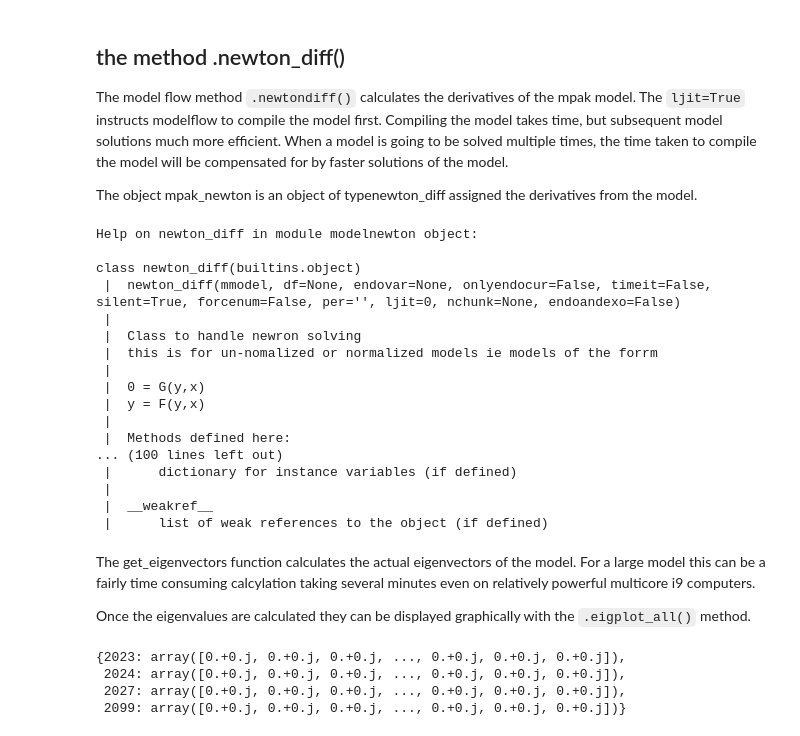
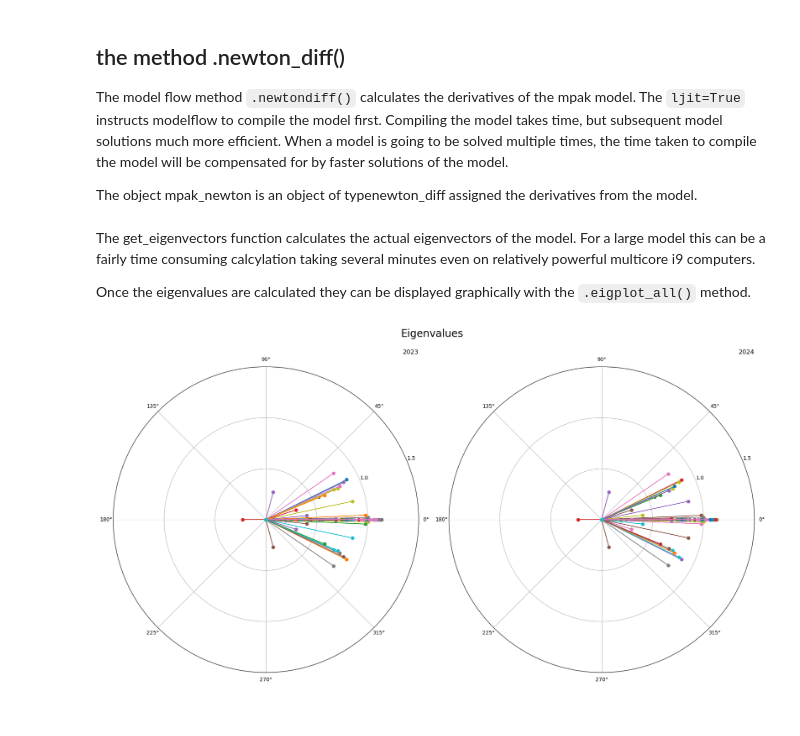
Before and after one commit to IbHansen/modelflow-manual, a Jupyter notebook: papers/mfbook/content/06_ModelAnalytics/EigenValues.ipynb, the cells around one changed output. Saved outputs shown, nothing was run; the diff lists cells and outputs as text; code cells hidden in the pictures.

```diff
--- a/papers/mfbook/content/06_ModelAnalytics/EigenValues.ipynb
+++ b/papers/mfbook/content/06_ModelAnalytics/EigenValues.ipynb
@@ -35,5 +35,7 @@ model.scroll_off()
 
 For the purposes of this exposition the climate aware model forPakistan described {cite:author}`burns_climate_2021` is used.
 # %%
-mpak,baseline = model.modelload('../models/pak.pcim',alfa=0.7,run=1)
+mpak,baseline = model.modelload('../models/pak.pcim',alfa=0.7,run=0,ljit=0)
+with mpak.timer('solve') as t:
+    baseline = mpak(baseline,2023,2100,alfa=0.7,ljit=0,solver='sim',silent=1,nonlin=14,forcenum=False,timeit=0)
 # %% [output]
@@ -45,24 +48,4 @@ The model flow method `.newtondiff()` calculates the derivatives of the mpak mod
 
 The object mpak_newton is an object of typenewton_diff assigned the derivatives from the model.
 # %%
-mpak_newton = newton_diff(mpak,forcenum=0,ljit=True)      # create a newton_diff instance which contains derivatives
+mpak_newton = newton_diff(mpak,forcenum=0,ljit=False)      # create a newton_diff instance which contains derivatives
-# %%
-help(mpak_newton)
-# %% [output]
-Help on newton_diff in module modelnewton object:
-
-class newton_diff(builtins.object)
- |  newton_diff(mmodel, df=None, endovar=None, onlyendocur=False, timeit=False, silent=True, forcenum=False, per='', ljit=0, nchunk=None, endoandexo=False)
- |
- |  Class to handle newron solving
- |  this is for un-nomalized or normalized models ie models of the forrm
- |
- |  0 = G(y,x)
- |  y = F(y,x)
- |
- |  Methods defined here:
-... (100 lines left out)
- |      dictionary for instance variables (if defined)
- |
- |  __weakref__
- |      list of weak references to the object (if defined)
@@ -71,12 +56,7 @@ The get_eigenvectors function calculates the actual eigenvectors of the model.
 
 Once the eigenvalues are calculated they can be displayed graphically with the `.eigplot_all()` method.
 # %%
-eig_dic = mpak_newton.get_eigenvectors(filnan = True,periode= (2023,2024,2027,2099),silent=True) #
+eig_dic = mpak_newton.get_eigenvectors(filnan = True,periode= (2023,2024),silent=False,asdf=1) #
 mpak_newton.eigplot_all(eig_dic,size=(3,3));
+# %% [output]
+[figure, added]
-# %%
-eig_dic
-# %% [output]
-{2023: array([0.+0.j, 0.+0.j, 0.+0.j, ..., 0.+0.j, 0.+0.j, 0.+0.j]),
- 2024: array([0.+0.j, 0.+0.j, 0.+0.j, ..., 0.+0.j, 0.+0.j, 0.+0.j]),
- 2027: array([0.+0.j, 0.+0.j, 0.+0.j, ..., 0.+0.j, 0.+0.j, 0.+0.j]),
- 2099: array([0.+0.j, 0.+0.j, 0.+0.j, ..., 0.+0.j, 0.+0.j, 0.+0.j])}
```
Also changed, not shown: parts of 7 cells of this notebook, 2 other files.
